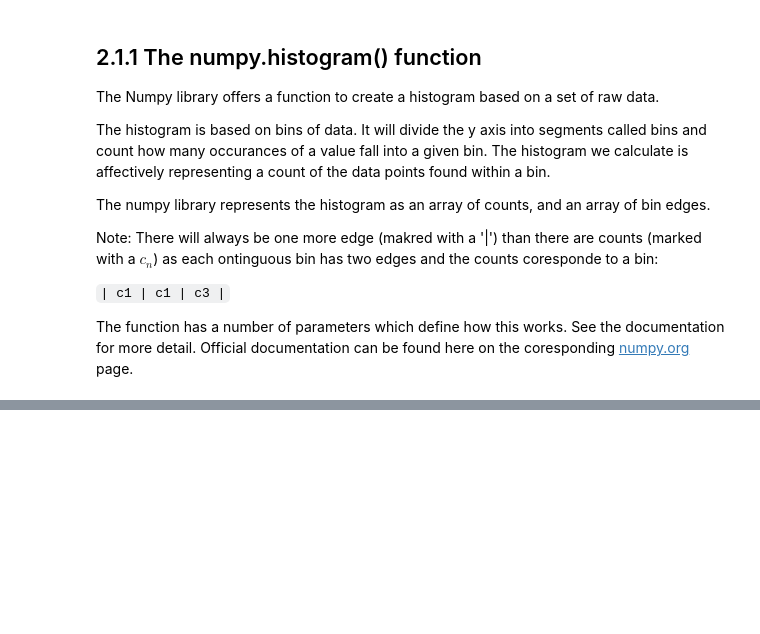
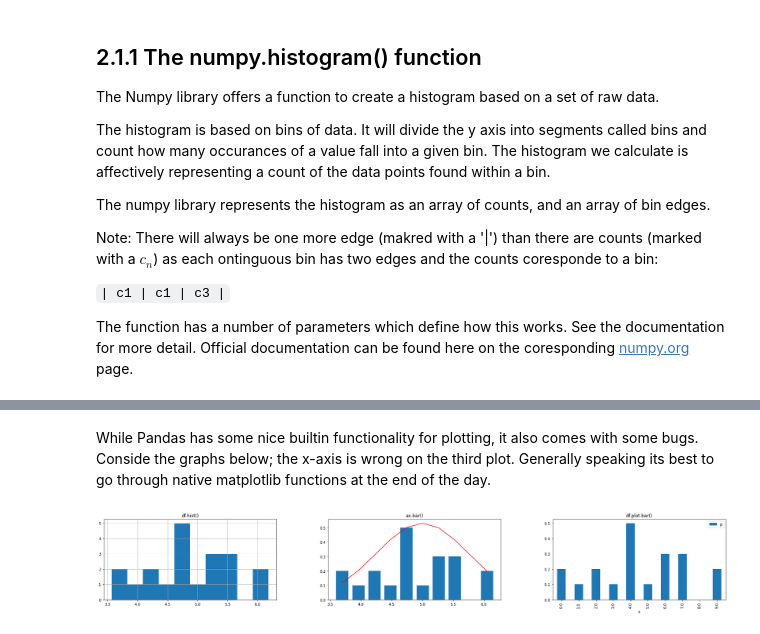
Before and after one commit to taylor-schneider/ml-training-jupyter-notebooks, a Jupyter notebook: Exploratory Data Analysis (EDA)/Histograms and Probability.ipynb, the cells around one changed output, grey strips where cells are left out. Drawn from its saved outputs; the diff is of its cells as text; code cells hidden in the pictures; blank space fills up the shorter version.

```diff
--- a/Exploratory Data Analysis (EDA)/Histograms and Probability.ipynb
+++ b/Exploratory Data Analysis (EDA)/Histograms and Probability.ipynb
@@ -395,0 +394,26 @@ from scipy import stats
+# %% [markdown]
+While Pandas has some nice builtin functionality for plotting, it also comes with some bugs. Conside the graphs below; the x-axis is wrong on the third plot. Generally speaking its best to go through native matplotlib functions at the end of the day.
+# %%
+# Create a dataframe
+df2 = pandas.DataFrame({"x": bin_midpoints, "p": emperical_probabilities, "f": theoretical_probabilities}, index=bin_midpoints)
+
+# Generate a figure and axeses
+fig, (ax1, ax2, ax3) = pyplot.subplots(nrows=1, ncols=3)
+fig.set_figwidth(30)
+
+# Plot our charts
+df.hist("y", bins=bins, ax=ax1)
+ax2.bar(df2['x'], df2['p'], width=0.2)
+ax2.plot(df2['x'], df2['f'], color='red')
+df2.plot.bar(x='x', y='p', ax=ax3, use_index=True)
+
+# Adjust the precision on our axis becasue pandas is not THAT smart
+from matplotlib.ticker import FormatStrFormatter
+ax3.xaxis.set_major_formatter(FormatStrFormatter('%.1f'));
+
+# Set some informative titles
+ax1.set_title("df.hist()")
+ax2.set_title("ax.bar()")
+ax3.set_title("df.plot.bar()");
+# %% [output]
+[figure, added]
```
Also changed, not shown: parts of 61 cells of this notebook, 12 other files.
